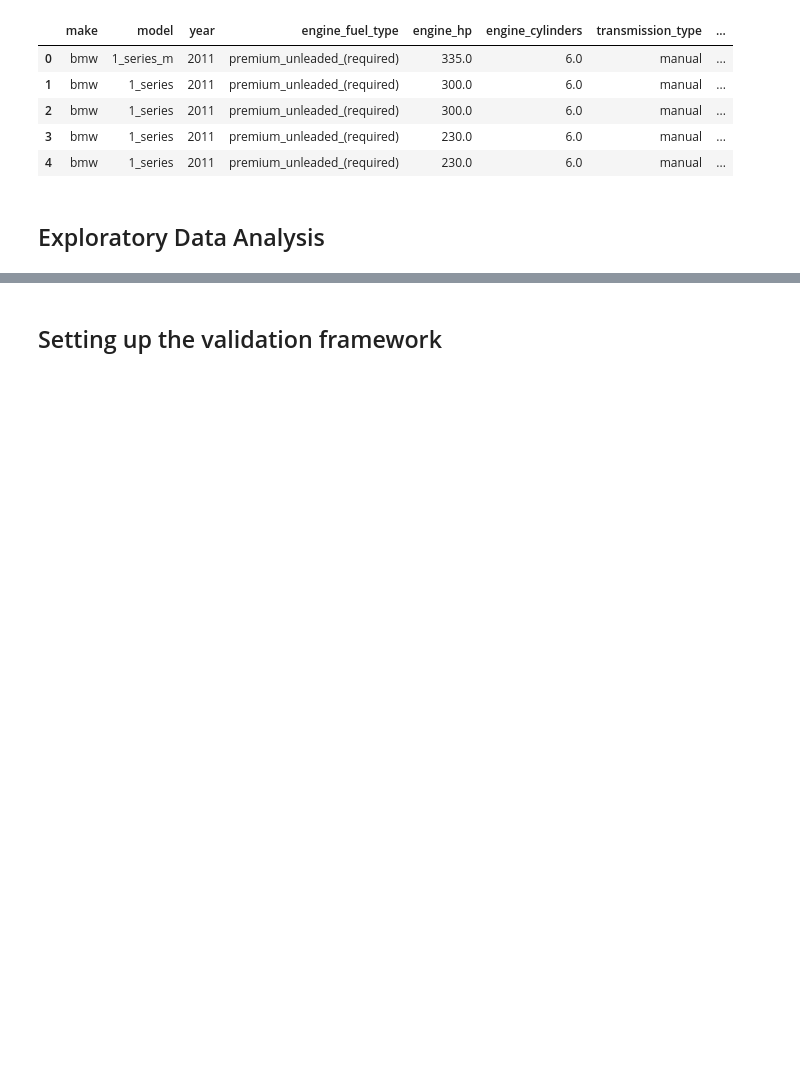
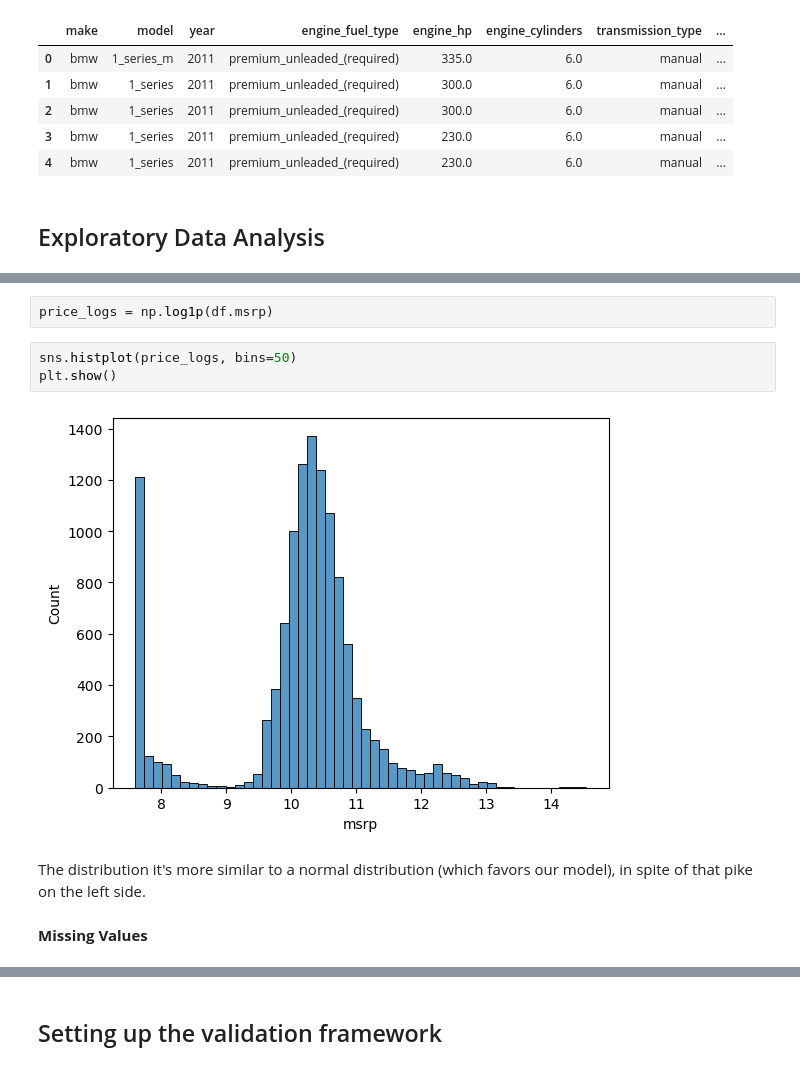
Before and after one commit to filipebodas/ml_zoomcamp_2024, a Jupyter notebook: code/02_regression/car_price.ipynb, the cells around one changed output, grey strips where cells are left out. Saved outputs shown, nothing was run; the diff lists cells and outputs as text; blank space fills up the shorter version.

```diff
--- a/code/02_regression/car_price.ipynb
+++ b/code/02_regression/car_price.ipynb
@@ -67,0 +117,11 @@ df.head()
+# %%
+price_logs = np.log1p(df.msrp)
+# %%
+sns.histplot(price_logs, bins=50)
+plt.show()
+# %% [output]
+[figure, added]
+# %% [markdown]
+The distribution it's more similar to a normal distribution (which favors our model), in spite of that pike on the left side.
+# %% [markdown]
+**Missing Values**
```
Also changed, not shown: parts of 10 cells of this notebook.
